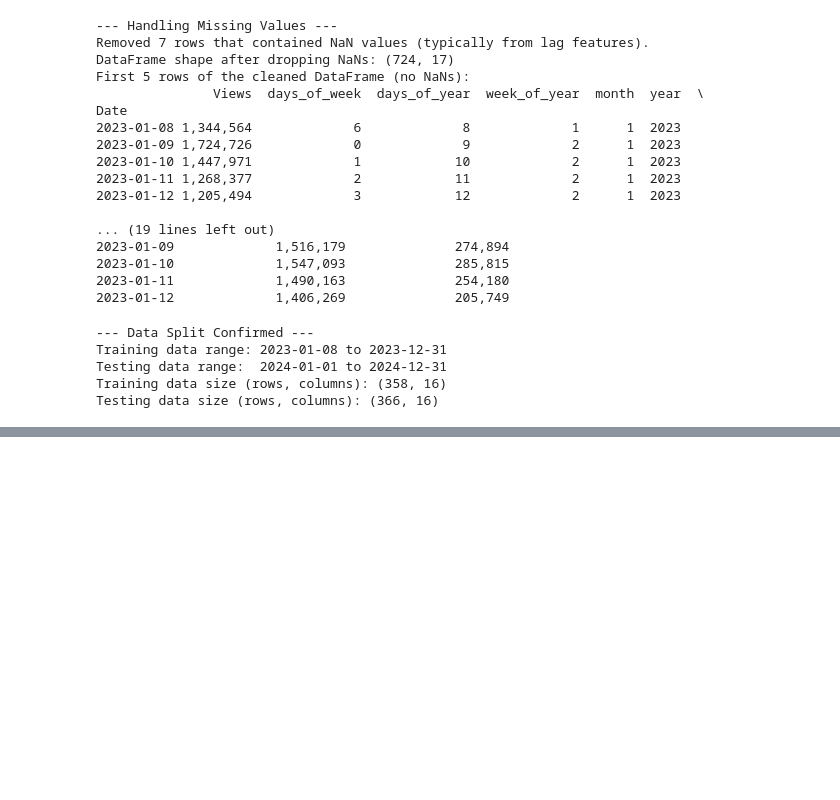
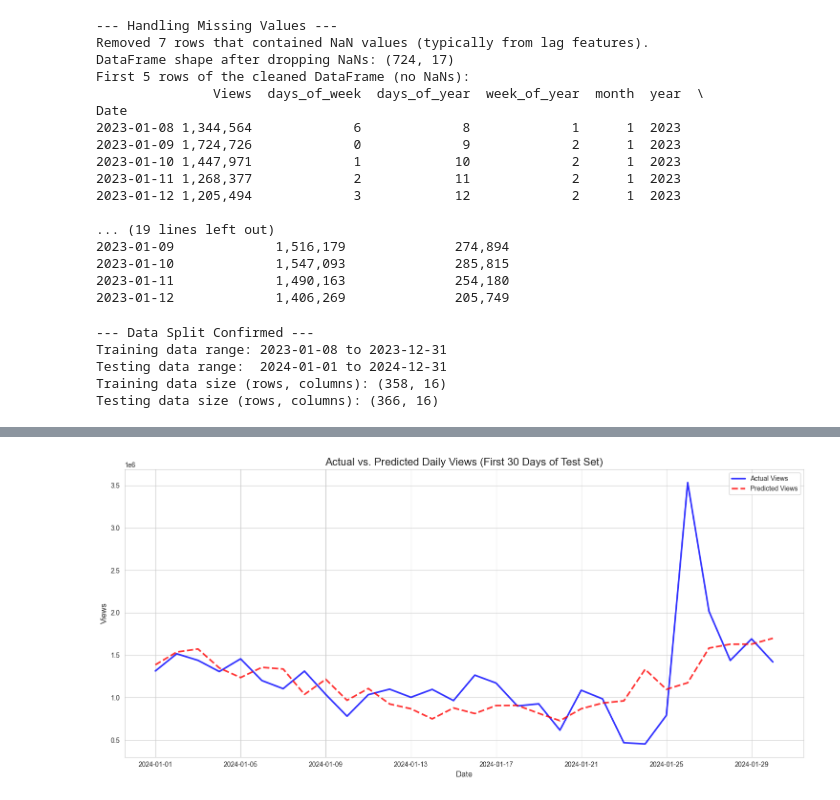
Before and after one commit to shivsdesai/digital-content-forecasting, a Jupyter notebook: generate_data.ipynb, the cells around one changed output, grey strips where cells are left out. Saved outputs shown, nothing was run; the diff lists cells and outputs as text; code cells hidden in the pictures; blank space fills up the shorter version.

```diff
--- a/generate_data.ipynb
+++ b/generate_data.ipynb
@@ -273,0 +359,38 @@ NameError: name 'clues_train' is not defined
+# %%
+# CODE BLOCK 7, Part 4: Visualize Actual vs. Predicted (Zoomed In)
+
+# Create a figure and set its size for the zoomed-in plot.
+plt.figure(figsize=(15, 7)) # Slightly smaller than the full year plot for focus.
+
+# Plot the ACTUAL views for only the first 30 days of the test set.
+# '.head(30)' selects the first 30 rows (days) of the data.
+# The index (dates) for these 30 days are accessed using 'views_actual_test.index[:30]'.
+plt.plot(views_actual_test.index[:30], views_actual_test.head(30),
+         label='Actual Views',
+         color='blue',
+         alpha=0.8,                 # Slightly less transparent to make it stand out.
+         linewidth=2.5)             # Slightly thicker line for better visibility in detail.
+
+# Plot your model's PREDICTED views for the same first 30 days.
+# We use the corresponding slice of the 'predictions' array.
+plt.plot(views_actual_test.index[:30], predictions[:30],
+         label='Predicted Views',
+         color='red',
+         linestyle='--',
+         alpha=0.8,
+         linewidth=2.5)
+
+# Add a title specific to the zoomed-in period.
+plt.title('Actual vs. Predicted Daily Views (First 30 Days of Test Set)', fontsize=16)
+# Add labels to your axes.
+plt.xlabel('Date', fontsize=12)
+plt.ylabel('Views', fontsize=12)
+
+# Add a legend, grid, and ensure tight layout.
+plt.legend(fontsize=10)
+plt.grid(True)
+plt.tight_layout()
+# Display the zoomed-in plot.
+plt.show()
+# %% [output]
+[figure, added]
```
Also changed, not shown: parts of 3 cells of this notebook.
